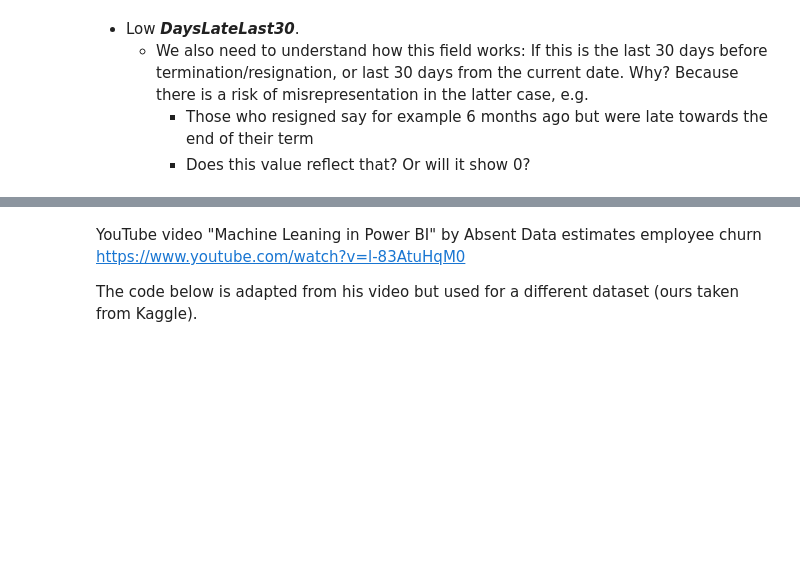
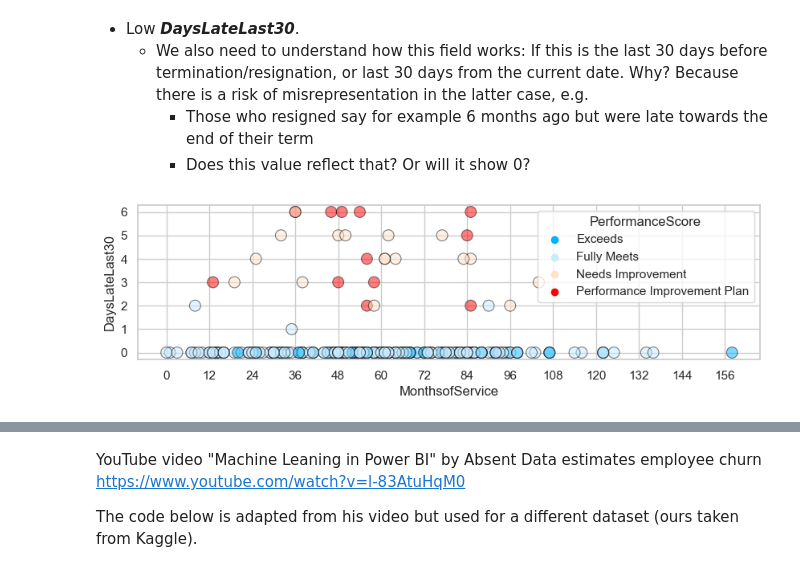
Before and after one commit to makuharistudio/data-visualisation-datasets, a Jupyter notebook: Human Resources/Human Resources.ipynb, the cells around one changed output, grey strips where cells are left out. Drawn from its saved outputs; the diff is of its cells as text; code cells hidden in the pictures; blank space fills up the shorter version.

```diff
--- a/Human Resources/Human Resources.ipynb
+++ b/Human Resources/Human Resources.ipynb
@@ -972,3 +976,16 @@ scatter_performance.yaxis.set_major_formatter(ticker.ScalarFormatter())
   - We also need to understand how this field works: If this is the last 30 days before termination/resignation, or last 30 days from the current date. Why? Because there is a risk of misrepresentation in the latter case, e.g.
      - Those who resigned say for example 6 months ago but were late towards the end of their term
      - Does this value reflect that? Or will it show 0?
+# %%
+sns.set(rc={'figure.figsize':(10,2.5)})
+sns.set_style("whitegrid")
+palette_performance = ['#00B2FF', '#C7EBFF', '#FFE2C8', '#FF0000']
+
+scatter_performance = sns.scatterplot(data=hr, x='MonthsofService', y='DaysLateLast30', hue='PerformanceScore', s=100, alpha=0.5, edgecolor='0', marker='o', palette=sns.color_palette(palette_performance, 4))
+
+scatter_performance.xaxis.set_major_locator(ticker.MultipleLocator(12))
+scatter_performance.xaxis.set_major_formatter(ticker.ScalarFormatter())
+scatter_performance.yaxis.set_major_locator(ticker.MultipleLocator(1))
+scatter_performance.yaxis.set_major_formatter(ticker.ScalarFormatter())
+# %% [output]
+[figure, added]
```
Also changed, not shown: parts of 8 cells of this notebook.
